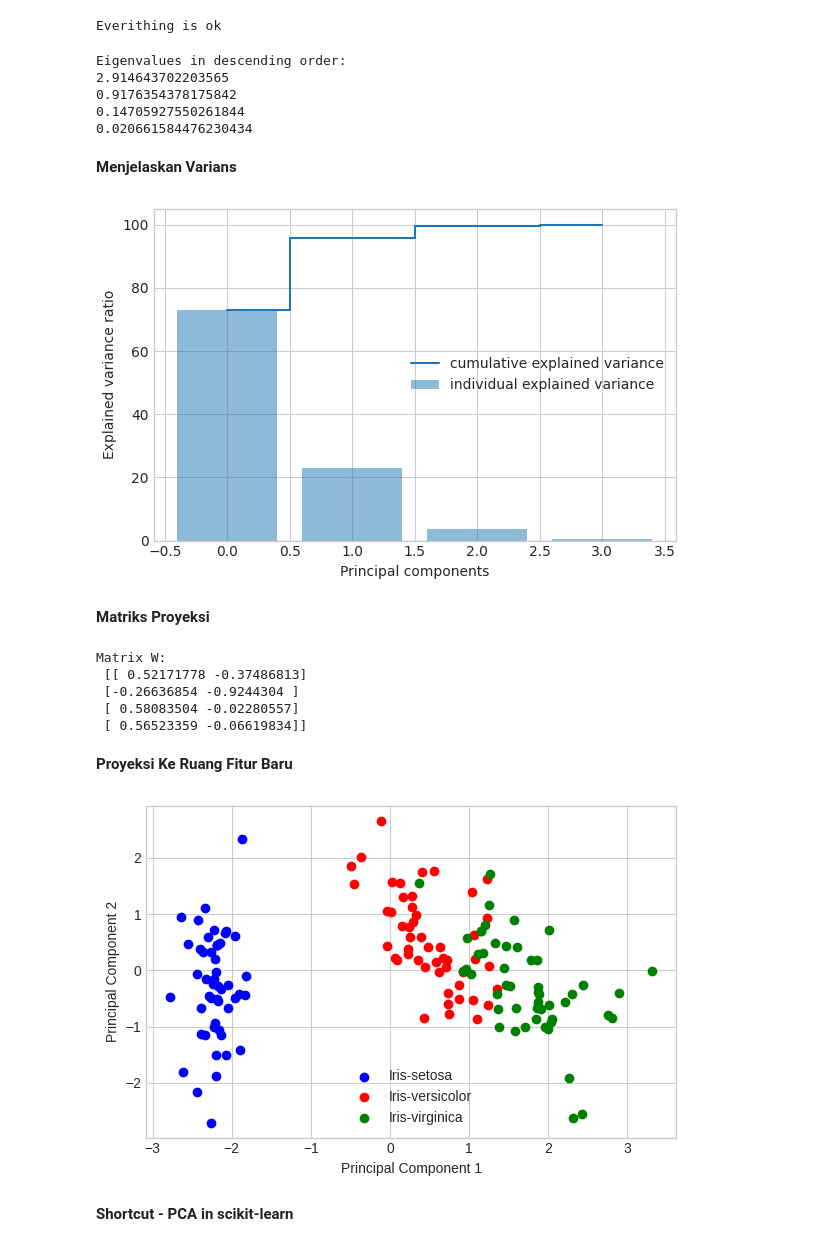
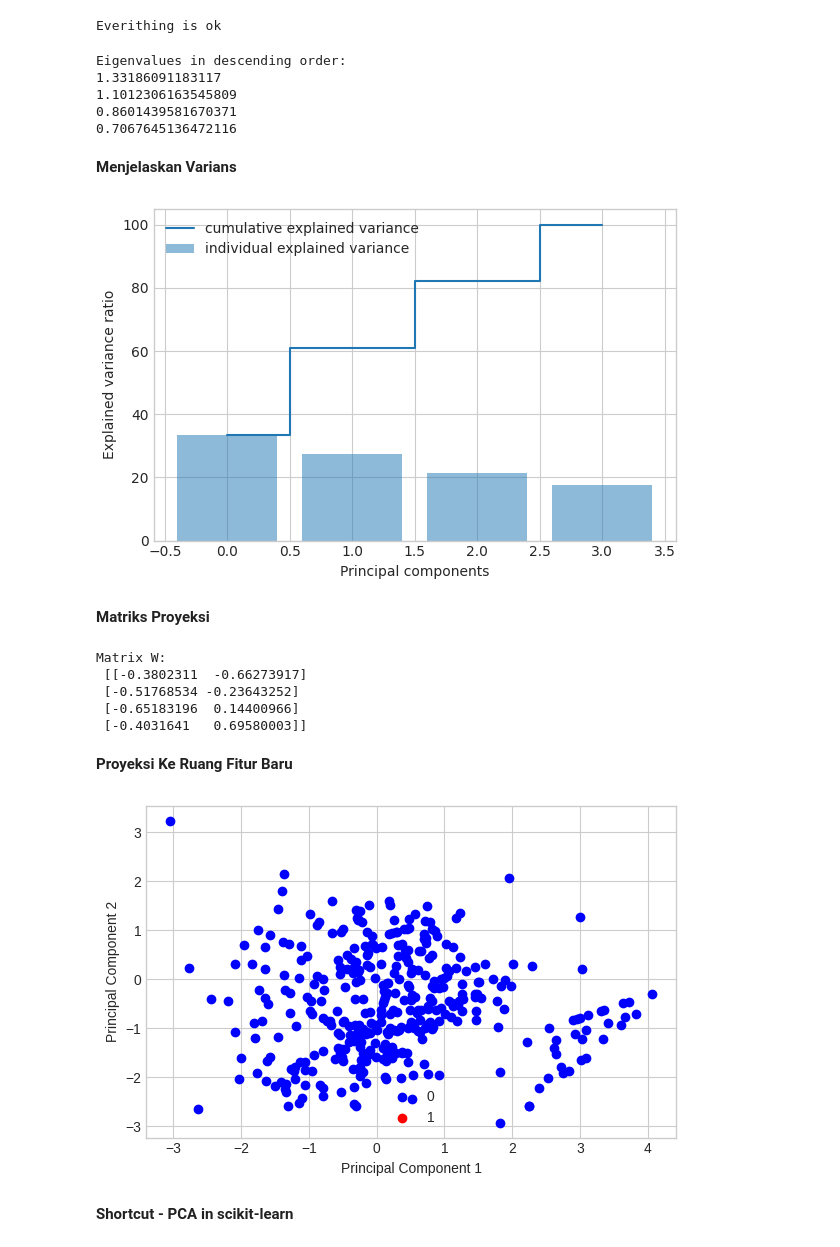
Before and after one commit to Firdatulayuni/Pendata, a Jupyter notebook: _sources/Akuransi sklearnPCA pada Data Iris.ipynb, the cells around one changed output. Drawn from its saved outputs; the diff is of its cells as text; code cells hidden in the pictures.

```diff
--- a/_sources/Akuransi sklearnPCA pada Data Iris.ipynb
+++ b/_sources/Akuransi sklearnPCA pada Data Iris.ipynb
@@ -8,6 +8,6 @@ import numpy as np
 import seaborn as sns
 import matplotlib.pyplot as plt
 # %%
-df=pd.read_csv('https://raw.githubusercontent.com/Firdatulayuni/Pendata/main/iris.csv', sep=',')
+df=pd.read_csv('https://raw.githubusercontent.com/Firdatulayuni/Pendata/main/diabetes.csv', sep=',')
 df.head()
 # %% [output]
@@ -35,16 +33,15 @@ Index(['sepal_l', 'sepal_w', 'petal_l', 'petal_w', 'class'], dtype='object')
 X=df.iloc[:,0:4].values
 y=df.iloc[:,4].values
 # %%
-label_dict={1: 'Iris-setosa',
-           2: 'Iris-virginica',
-           3: 'Iris-versicolor'}
-feature_dict={0: 'sepal_length',1: 'sepal_width',2: 'petal_length',3: 'petal_width'}
+label_dict={1: '0',
+           2: '1',}
+feature_dict={0: 'Pregnancies',1: 'Glucose',2: 'BloodPressure',3: 'SkinThickness',4:'Insulin',5:'BMI',6:'DiabetesPedigreeFunction',7:'Age'}
 
 with plt.style.context('seaborn-whitegrid'):
     plt.figure(figsize=(8,6))
     for i in range(4):
         plt.subplot(2,2,i+1)
-        for lab in ('Iris-setosa','Iris-virginica','Iris-versicolor'):
+        for lab in ('0','1'):
             plt.hist(X[y==lab, i],
                     label=lab,
                     bins=10,
@@ -152,10 +157,10 @@ for i in eig_pairs:
     print(i[0])
 # %% [output]
 Eigenvalues in descending order:
-2.914643702203565
-0.9176354378175842
-0.14705927550261844
-0.020661584476230434
+1.33186091183117
+1.1012306163545809
+0.8601439581670371
+0.7067645136472116
 # %% [markdown]
 **Menjelaskan Varians**
 # %%
@@ -175,7 +180,7 @@ with plt.style.context('seaborn-whitegrid'):
     plt.legend(loc='best')
     plt.tight_layout()
 # %% [output]
-[figure, old version]
+[figure, new version]
 # %% [markdown]
 **Matriks Proyeksi**
 # %%
@@ -185,30 +190,31 @@ matrix_w = np.hstack((eig_pairs[0][1].reshape(4,1),
 print('Matrix W:\n', matrix_w)
 # %% [output]
 Matrix W:
- [[ 0.52171778 -0.37486813]
- [-0.26636854 -0.9244304 ]
- [ 0.58083504 -0.02280557]
- [ 0.56523359 -0.06619834]]
+ [[-0.3802311  -0.66273917]
+ [-0.51768534 -0.23643252]
+ [-0.65183196  0.14400966]
+ [-0.4031641   0.69580003]]
 # %% [markdown]
 **Proyeksi Ke Ruang Fitur Baru**
 # %%
 Y = X_std.dot(matrix_w)
 # %%
+import matplotlib.pyplot as plt
+import numpy as np
+
+y = y.astype(str)  # Mengubah tipe data y menjadi str
+
 with plt.style.context('seaborn-whitegrid'):
     plt.figure(figsize=(6, 4))
-    for lab, col in zip(('Iris-setosa', 'Iris-versicolor', 'Iris-virginica'),
-                        ('blue', 'red', 'green')):
-        plt.scatter(Y[y==lab, 0],
-                    Y[y==lab, 1],
-                    label=lab,
-                    c=col)
+    for lab, col in zip(('0', '1'), ('blue', 'red')):
+        plt.scatter(Y[y==lab, 0], Y[y==lab, 1], label=lab, c=col)
     plt.xlabel('Principal Component 1')
     plt.ylabel('Principal Component 2')
     plt.legend(loc='lower center')
     plt.tight_layout()
     plt.show()
 # %% [output]
-[figure, old version]
+[figure, new version]
 # %% [markdown]
 **Shortcut - PCA in scikit-learn**
 # %%
```
Also changed, not shown: parts of 46 cells of this notebook, 20 other files.
